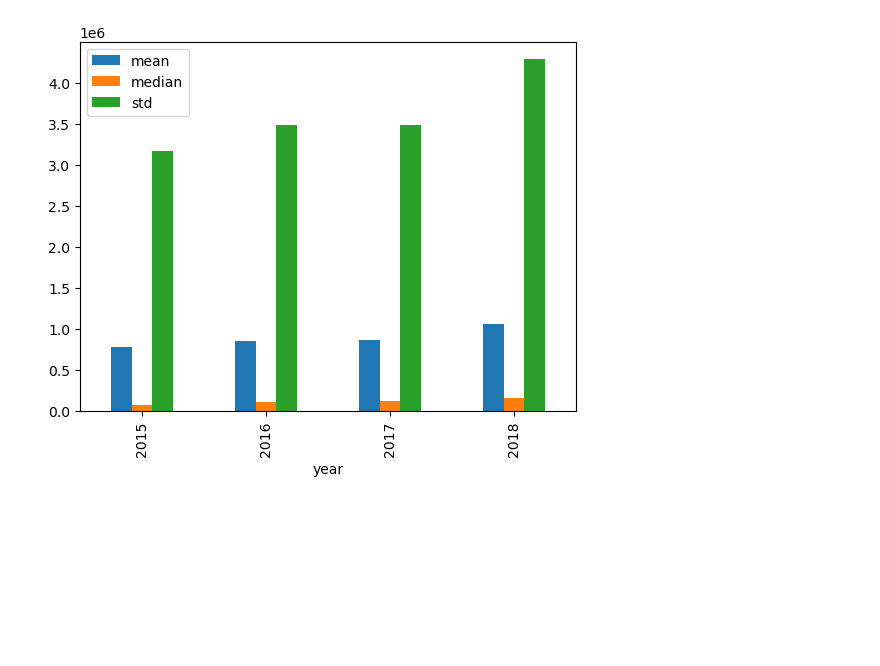
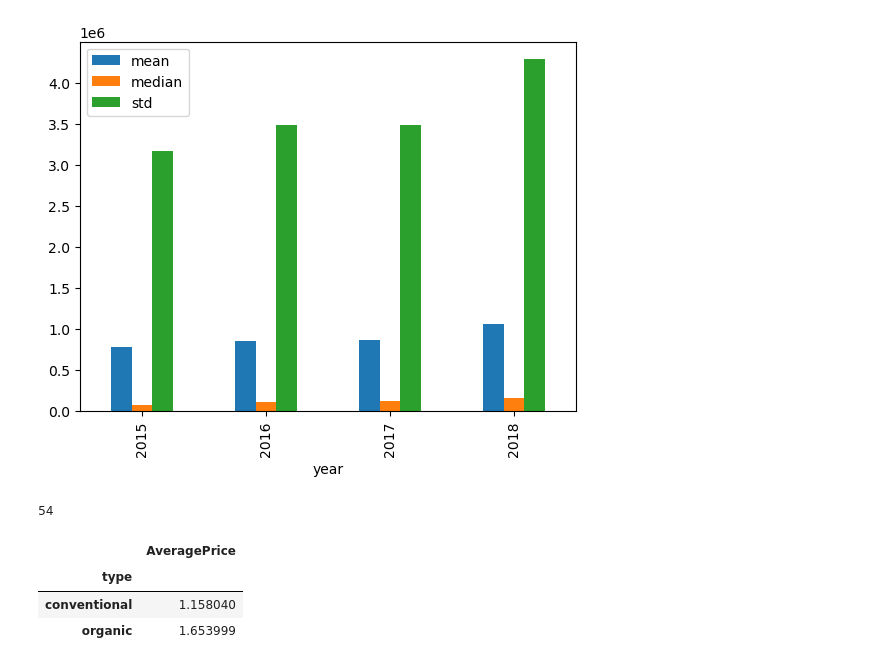
Before and after one commit to wchipman-csupueblo/410_Coding_Lesson_4, a Jupyter notebook: avocado.ipynb, the cells around one changed output. Cells and saved outputs as stored; diff of their text form; code cells hidden in the pictures; blank space fills up the shorter version.

```diff
--- a/avocado.ipynb
+++ b/avocado.ipynb
@@ -125,3 +125,14 @@ data.groupby('year')['Total Volume'].agg(['mean', 'median', 'std']).plot.bar()
 # %% [output]
 <Axes: xlabel='year'>
 [figure]
+# %%
+data.region.nunique()
+# %% [output]
+54
+# %%
+data.groupby('type').mean(numeric_only=True)[['AveragePrice']]
+# %% [output]
+|  | AveragePrice |
+| type |  |
+| conventional | 1.158040 |
+| organic | 1.653999 |
```
Also changed, not shown: parts of 2 cells of this notebook.
